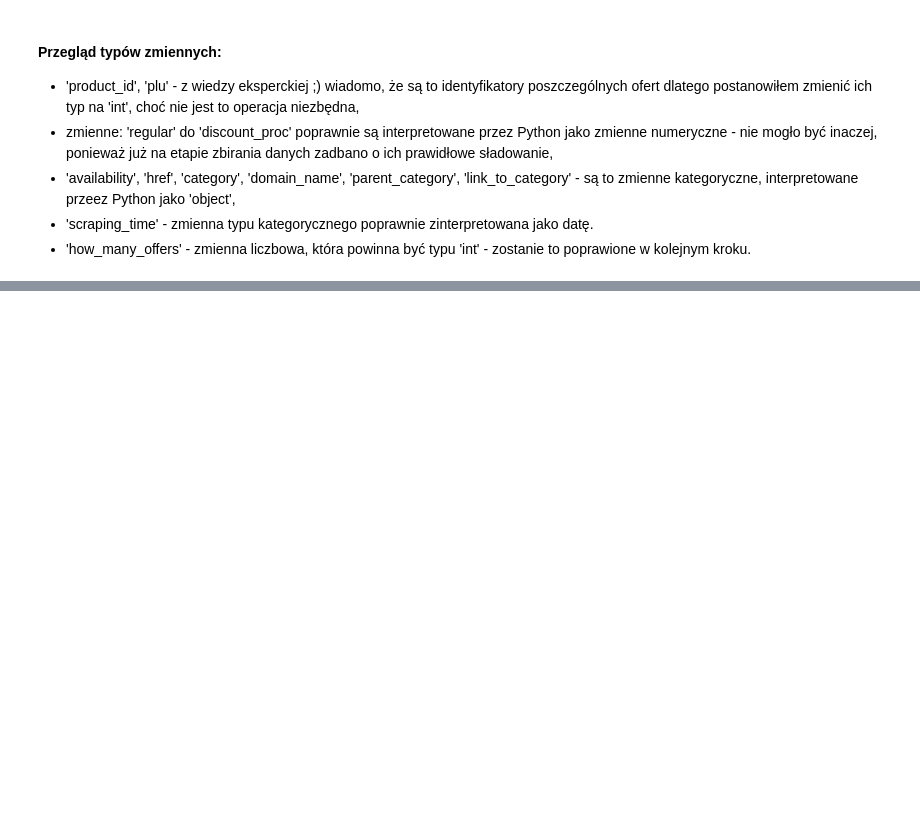
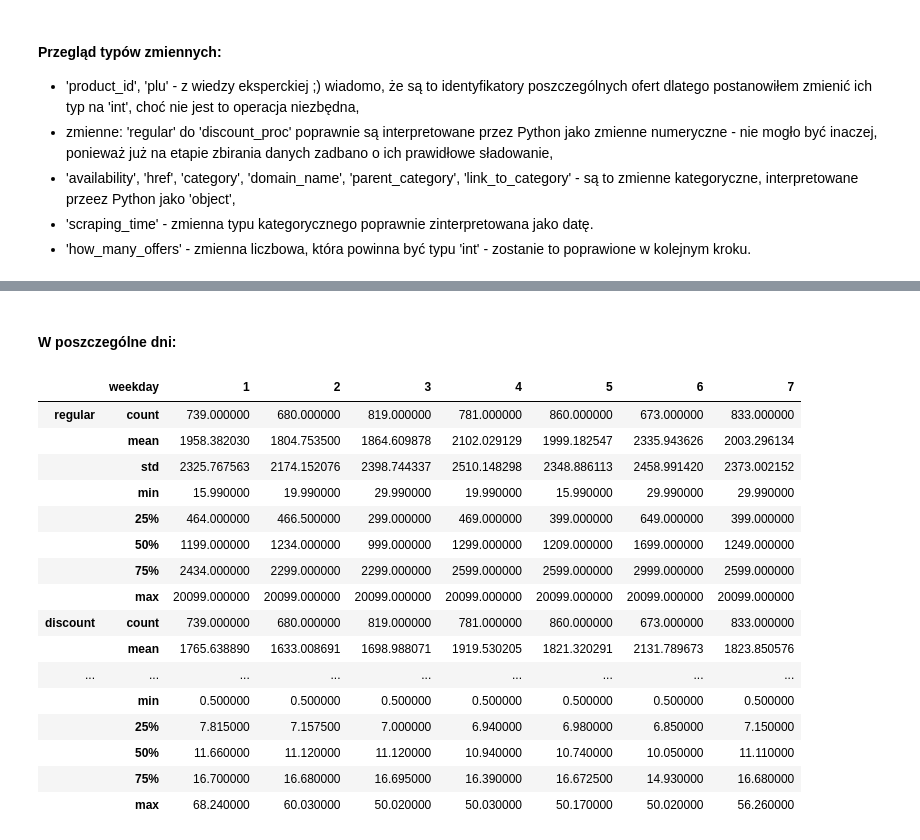
Before and after one commit to grzegorzpokorski/nocna-promocja-euro.com.pl, a Jupyter notebook: data_analysis.ipynb, the cells around one changed output, grey strips where cells are left out. Drawn from its saved outputs; the diff is of its cells as text; code cells hidden in the pictures; blank space fills up the shorter version.

```diff
--- a/data_analysis.ipynb
+++ b/data_analysis.ipynb
@@ -118,4 +126,6 @@ dtype: object
 df.plu = df.plu.astype(int)
 df.how_many_offers = df.how_many_offers.astype(float).astype(int)
 # %%
+df['weekday'] = df.scraping_time.dt.strftime('%w')
+df.weekday = df.weekday.apply(lambda x: '7' if x=='0' else x)
 df['date'] = df.scraping_time.dt.strftime('%Y-%m-%d')
@@ -185,0 +257,22 @@ df.drop(regular_nulls.index, axis=0, inplace=True)
+# %% [markdown]
+#### W poszczególne dni:
+# %%
+df.set_index(['weekday'])[['regular', 'discount', 'discount_amount', 'discount_proc']].groupby('weekday').describe().T
+# %% [output]
+|  | weekday | 1 | 2 | 3 | 4 | 5 | 6 | 7 |
+| regular | count | 739.000000 | 680.000000 | 819.000000 | 781.000000 | 860.000000 | 673.000000 | 833.000000 |
+|  | mean | 1958.382030 | 1804.753500 | 1864.609878 | 2102.029129 | 1999.182547 | 2335.943626 | 2003.296134 |
+|  | std | 2325.767563 | 2174.152076 | 2398.744337 | 2510.148298 | 2348.886113 | 2458.991420 | 2373.002152 |
+|  | min | 15.990000 | 19.990000 | 29.990000 | 19.990000 | 15.990000 | 29.990000 | 29.990000 |
+|  | 25% | 464.000000 | 466.500000 | 299.000000 | 469.000000 | 399.000000 | 649.000000 | 399.000000 |
+|  | 50% | 1199.000000 | 1234.000000 | 999.000000 | 1299.000000 | 1209.000000 | 1699.000000 | 1249.000000 |
+|  | 75% | 2434.000000 | 2299.000000 | 2299.000000 | 2599.000000 | 2599.000000 | 2999.000000 | 2599.000000 |
+|  | max | 20099.000000 | 20099.000000 | 20099.000000 | 20099.000000 | 20099.000000 | 20099.000000 | 20099.000000 |
+| discount | count | 739.000000 | 680.000000 | 819.000000 | 781.000000 | 860.000000 | 673.000000 | 833.000000 |
+|  | mean | 1765.638890 | 1633.008691 | 1698.988071 | 1919.530205 | 1821.320291 | 2131.789673 | 1823.850576 |
+| ... | ... | ... | ... | ... | ... | ... | ... | ... |
+|  | min | 0.500000 | 0.500000 | 0.500000 | 0.500000 | 0.500000 | 0.500000 | 0.500000 |
+|  | 25% | 7.815000 | 7.157500 | 7.000000 | 6.940000 | 6.980000 | 6.850000 | 7.150000 |
+|  | 50% | 11.660000 | 11.120000 | 11.120000 | 10.940000 | 10.740000 | 10.050000 | 11.110000 |
+|  | 75% | 16.700000 | 16.680000 | 16.695000 | 16.390000 | 16.672500 | 14.930000 | 16.680000 |
+|  | max | 68.240000 | 60.030000 | 50.020000 | 50.030000 | 50.170000 | 50.020000 | 56.260000 |
```
Also changed, not shown: parts of 44 cells of this notebook.
